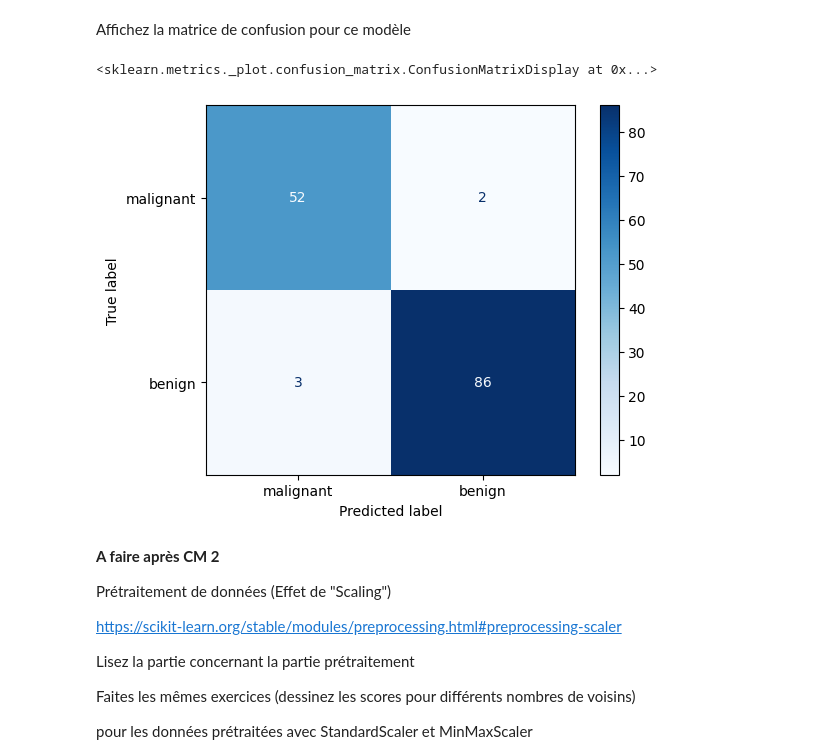
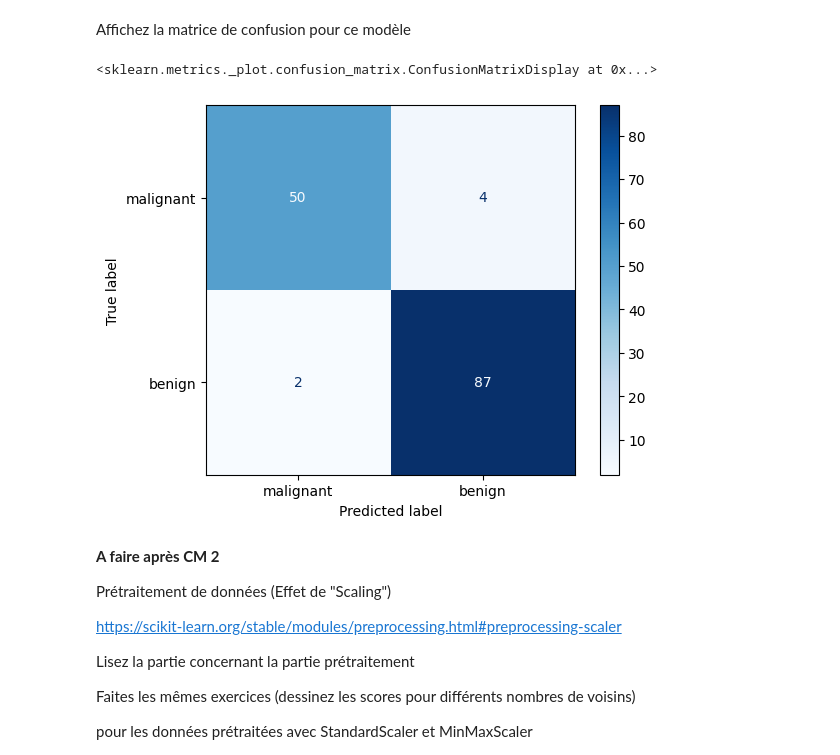
Before and after one commit to FILATURQUE/licence-informatique-3, a Jupyter notebook: IA/TP1/Q2-TP_cancer.ipynb, the cells around one changed output. Saved outputs shown, nothing was run; the diff lists cells and outputs as text; code cells hidden in the pictures.

```diff
--- a/IA/TP1/Q2-TP_cancer.ipynb
+++ b/IA/TP1/Q2-TP_cancer.ipynb
@@ -217,17 +217,17 @@ Affichez la matrice de confusion pour ce modèle
 # %%
 from sklearn.metrics import confusion_matrix, ConfusionMatrixDisplay
 from sklearn.pipeline import make_pipeline
 from sklearn.preprocessing import StandardScaler
 
-model_final = make_pipeline(StandardScaler(),KNeighborsClassifier(8))
+model_final = KNeighborsClassifier(8)
 model_final.fit(X_train, y_train)
 y_pred = model_final.predict(X_test)
 cm = confusion_matrix(y_test, y_pred)
 disp = ConfusionMatrixDisplay(confusion_matrix=cm, display_labels=b_cancer.target_names)
 disp.plot(cmap="Blues")
 # %% [output]
 <sklearn.metrics._plot.confusion_matrix.ConfusionMatrixDisplay at 0x...>
-[figure, old version]
+[figure, new version]
 # %% [markdown]
 **A faire après CM 2**
 
```
Also changed, not shown: parts of 2 cells of this notebook.
